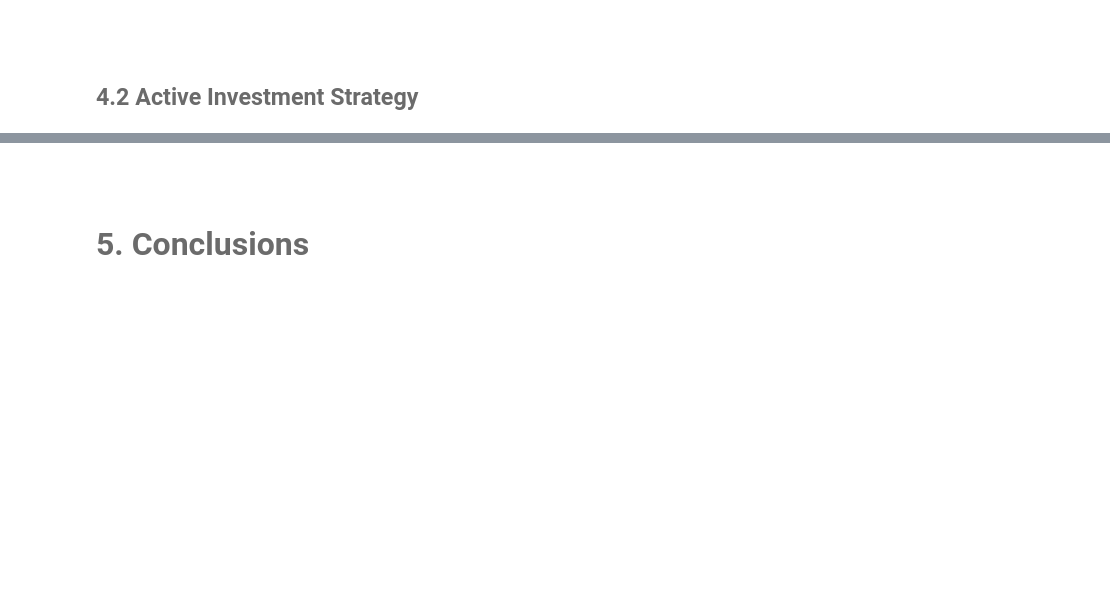
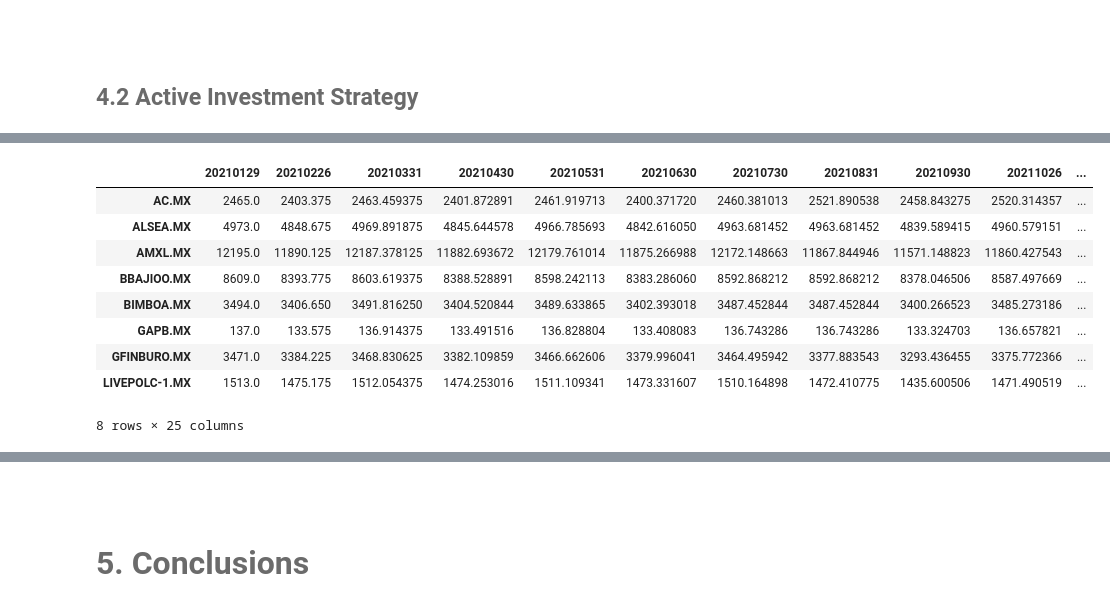
Before and after one commit to Tania-Bell/MyST_Lab1, a Jupyter notebook: notebook.ipynb, the cells around one changed output, grey strips where cells are left out. Drawn from its saved outputs; the diff is of its cells as text; code cells hidden in the pictures; blank space fills up the shorter version.

```diff
--- a/notebook.ipynb
+++ b/notebook.ipynb
@@ -271,0 +306,13 @@ cap_shares_a
+# %%
+shares_hist
+# %% [output]
+|  | 20210129 | 20210226 | 20210331 | 20210430 | 20210531 | 20210630 | 20210730 | 20210831 | 20210930 | 20211026 | ... |
+| AC.MX | 2465.0 | 2403.375 | 2463.459375 | 2401.872891 | 2461.919713 | 2400.371720 | 2460.381013 | 2521.890538 | 2458.843275 | 2520.314357 | ... |
+| ALSEA.MX | 4973.0 | 4848.675 | 4969.891875 | 4845.644578 | 4966.785693 | 4842.616050 | 4963.681452 | 4963.681452 | 4839.589415 | 4960.579151 | ... |
+| AMXL.MX | 12195.0 | 11890.125 | 12187.378125 | 11882.693672 | 12179.761014 | 11875.266988 | 12172.148663 | 11867.844946 | 11571.148823 | 11860.427543 | ... |
+| BBAJIOO.MX | 8609.0 | 8393.775 | 8603.619375 | 8388.528891 | 8598.242113 | 8383.286060 | 8592.868212 | 8592.868212 | 8378.046506 | 8587.497669 | ... |
+| BIMBOA.MX | 3494.0 | 3406.650 | 3491.816250 | 3404.520844 | 3489.633865 | 3402.393018 | 3487.452844 | 3487.452844 | 3400.266523 | 3485.273186 | ... |
+| GAPB.MX | 137.0 | 133.575 | 136.914375 | 133.491516 | 136.828804 | 133.408083 | 136.743286 | 136.743286 | 133.324703 | 136.657821 | ... |
+| GFINBURO.MX | 3471.0 | 3384.225 | 3468.830625 | 3382.109859 | 3466.662606 | 3379.996041 | 3464.495942 | 3377.883543 | 3293.436455 | 3375.772366 | ... |
+| LIVEPOLC-1.MX | 1513.0 | 1475.175 | 1512.054375 | 1474.253016 | 1511.109341 | 1473.331607 | 1510.164898 | 1472.410775 | 1435.600506 | 1471.490519 | ... |
+8 rows × 25 columns
```
Also changed, not shown: parts of 7 cells of this notebook.
